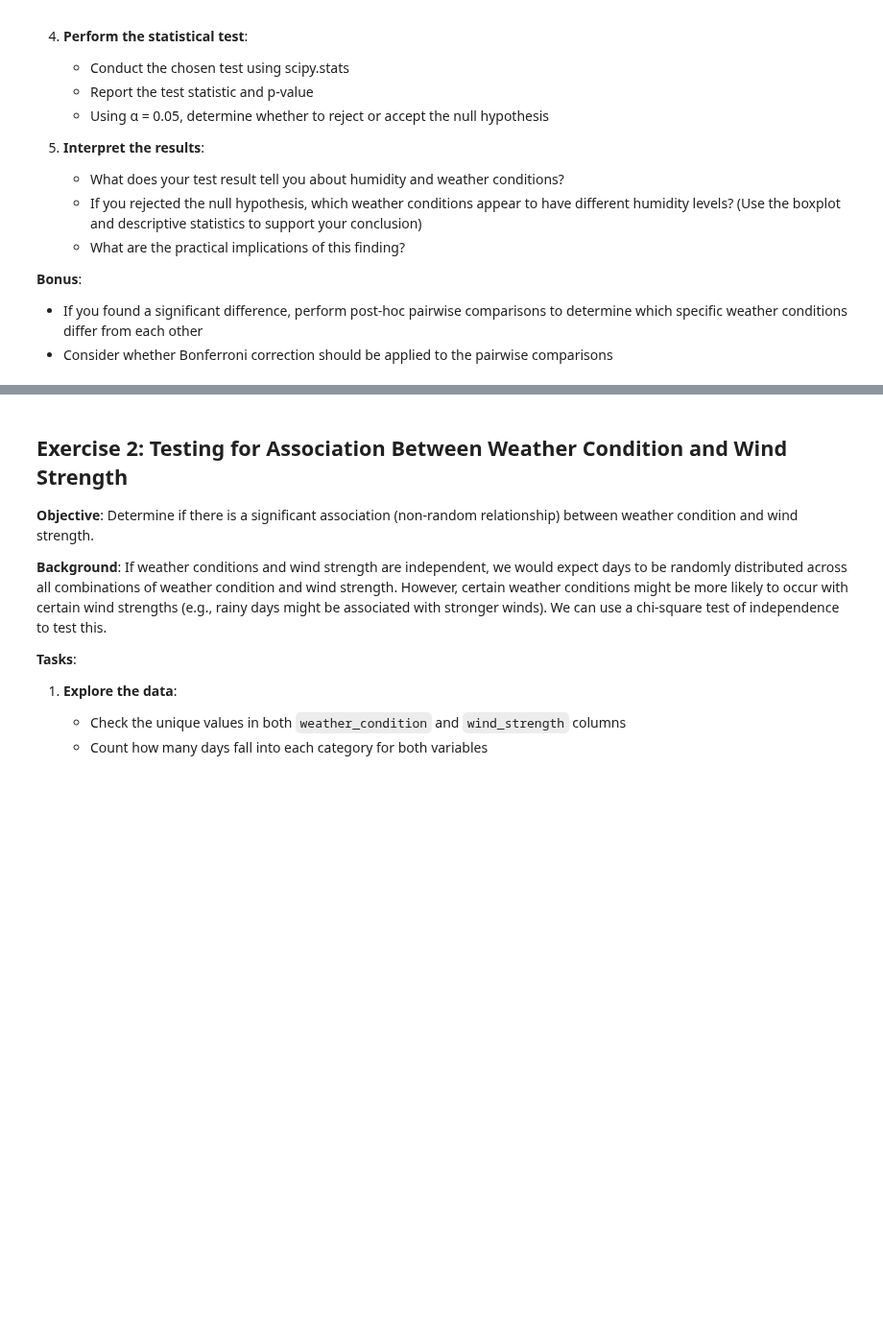
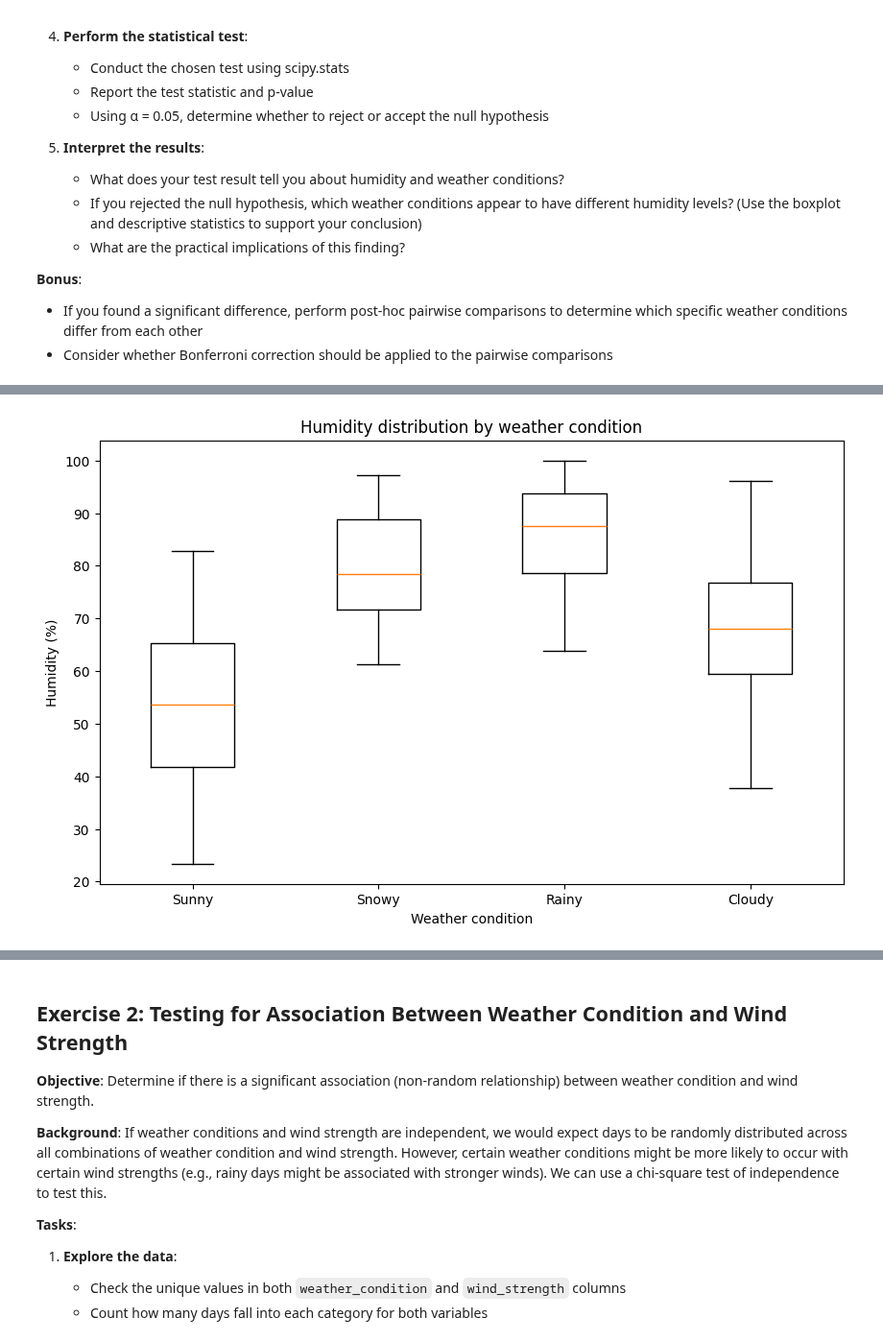
Before and after one commit to Alessandrarye/utd-aiml-coursework, a Jupyter notebook: notebooks/unit-2/lesson-14/lesson-14-activity.ipynb, the cells around one changed output, grey strips where cells are left out. Shown at 96% size. Saved outputs shown, nothing was run; the diff lists cells and outputs as text; code cells hidden in the pictures; blank space fills up the shorter version.

```diff
--- a/notebooks/unit-2/lesson-14/lesson-14-activity.ipynb
+++ b/notebooks/unit-2/lesson-14/lesson-14-activity.ipynb
@@ -20,9 +20,8 @@ import matplotlib.pyplot as plt
 from scipy import stats
 # %%
 # Load the weather dataset
-url = 'https://raw.githubusercontent.com/gperdrizet/fullstack-2605/main/data/weather.csv'
+url = 'https://github.com/gperdrizet/fullstack-2605/raw/main/data/weather.csv'
 df = pd.read_csv(url)
-df.head()
 # %% [markdown]
 ## Exercise 1: Humidity Differences Among Weather Conditions
 
@@ -64,3 +63,15 @@ The weather dataset contains humidity measurements for different weather conditi
 - Consider whether Bonferroni correction should be applied to the pairwise comparisons
 # %%
 # Your code here
+# Task 1: Explore humidity across weather conditions
+
+# How many groups are we comparing? This determines the test family.
+# Two groups -> t-test. Three or more -> ANOVA or Kruskal-Wallis.
+conditions = df['weather_condition'].unique()
+print(f'Weather conditions ({len(conditions)}): {conditions}')
+print()
+
+# Mean and std per group. The std matters as much as the mean:
+# ANOVA judges whether group means are far apart RELATIVE to within-group noise.
+summary = df.groupby('weather_condition')['humidity_percent'].agg(['count', 'mean', 'std'])
+print(summary)
@@ -66,0 +87,13 @@ The weather dataset contains humidity measurements for different weather conditi
+# %%
+# Visual first. If the boxes barely overlap, expect a significant result.
+# If they sit on top of each other, expect a large p-value.
+groups = [df[df['weather_condition'] == c]['humidity_percent'] for c in conditions]
+
+fig, ax = plt.subplots(figsize=(10, 6))
+ax.boxplot(groups, labels=conditions)
+ax.set_xlabel('Weather condition')
+ax.set_ylabel('Humidity (%)')
+ax.set_title('Humidity distribution by weather condition')
+plt.show()
+# %% [output]
+[figure, added]
```
Also changed, not shown: parts of 10 cells of this notebook.
